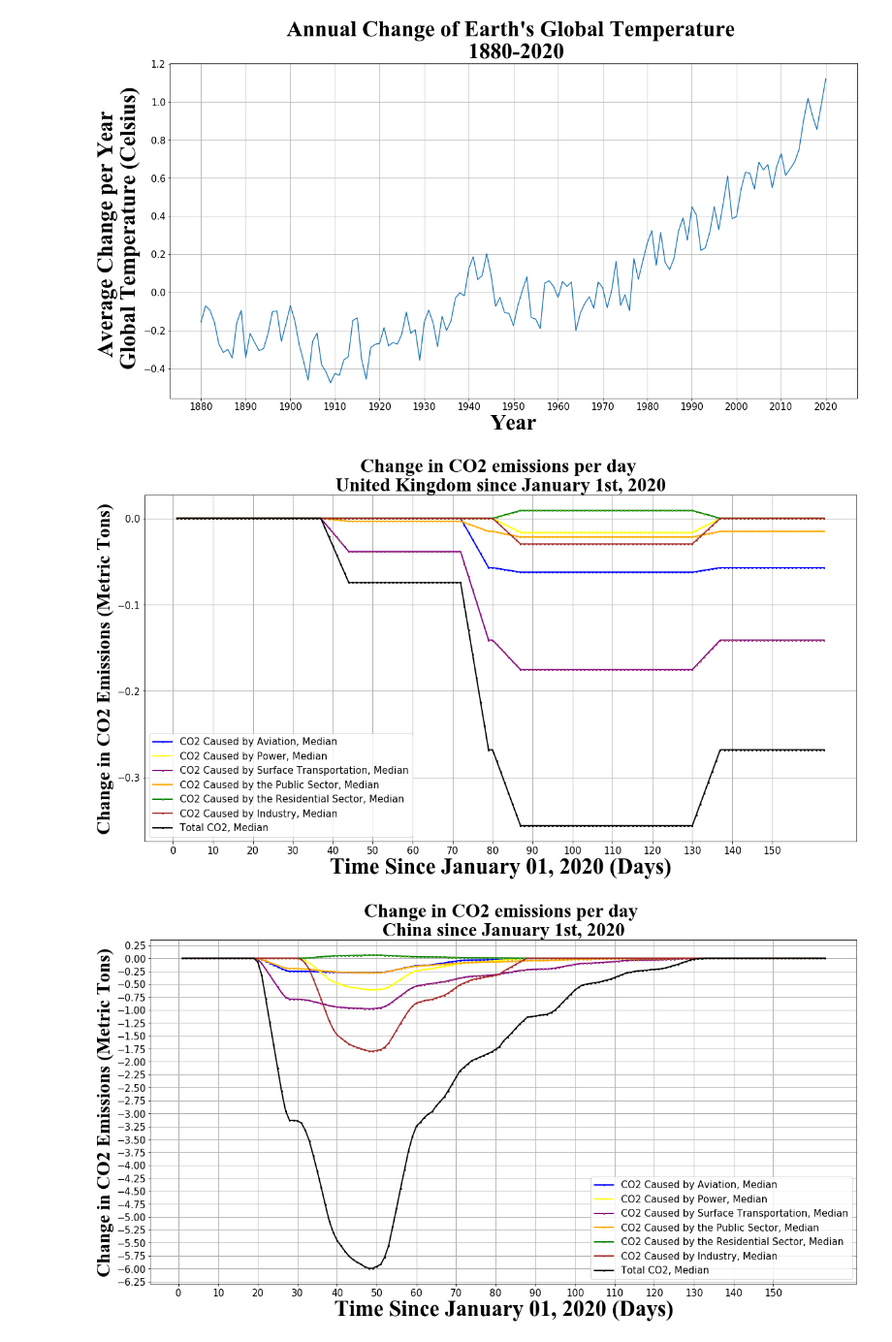
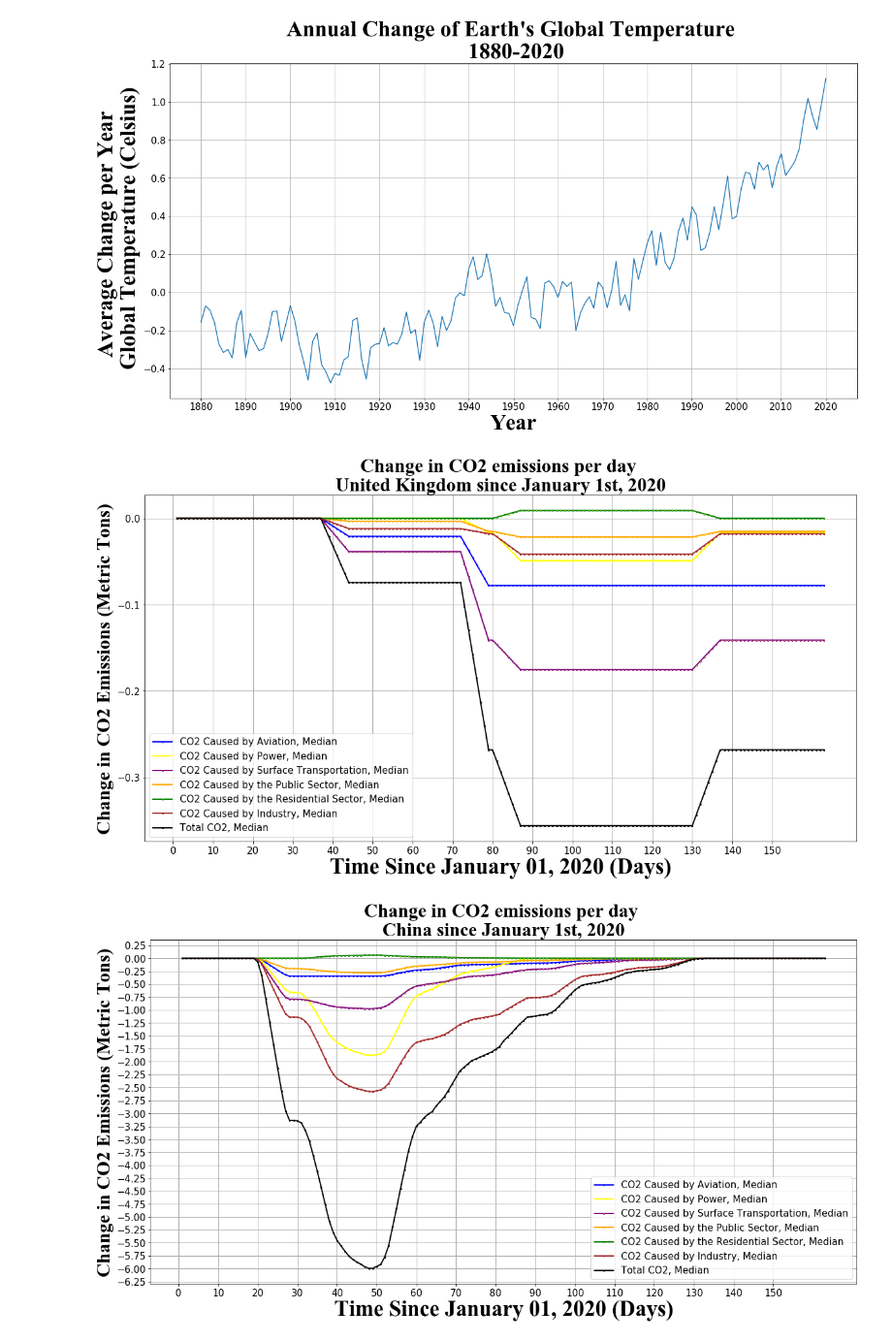
Before and after one commit to UCB-INFO-PYTHON/CO2Emissions, a Jupyter notebook: Untitled.ipynb, the cells around one changed output. Shown at 97% size. Drawn from its saved outputs; the diff is of its cells as text; code cells hidden in the pictures.

Commit message:
new images

```diff
--- a/Untitled.ipynb
+++ b/Untitled.ipynb
@@ -47,16 +47,16 @@ class USAStateGraph:
     def create_graph(self, name = None, code = None):
         State_Name = str(self.name)
         State_Code = str(self.code)
-        self.df = pd.read_excel('PublicData_USA_States_v6 (1) - Updated.xlsx', sheet_name = State_Code, usecols=("D,F,M,T"))
-        self.df.columns = ["Time Since January 1st", "Total CO2, Median", "Total CO2, Low", "Total CO2, High"]
+        self.df = pd.read_excel('PublicData_USA_States_v6 (1) - Updated.xlsx', sheet_name = State_Code, usecols=("D,F,M,T,S, L, H, G"))
+        self.df.columns = ["Time Since January 1st", "Total CO2, Median", ""]
         pd.set_option('display.max_rows', self.df.shape[0] + 1)
         pd.set_option('display.max_columns', self.df.shape[0] + 1)
         plt.title(f"Change in CO2 emissions per day in {State_Name} since January 1st, 2020")
         plt.xlabel("Time Since January 01, 2020 (Days)")
         plt.ylabel("Change in CO2 Emissions (Metric Tons)")
-        plt.plot('Time Since January 1st', 'Total CO2, Low', data=self.df, marker='o', markerfacecolor='red', markersize=2, color='red', linewidth=2, linestyle = 'dashed')
+        #plt.plot('Time Since January 1st', 'Total CO2, Low', data=self.df, marker='o', markerfacecolor='red', markersize=2, color='red', linewidth=2, linestyle = 'dashed')
         plt.plot('Time Since January 1st', 'Total CO2, Median', data=self.df, marker='o', markerfacecolor = 'orange', markersize = 2, color='orange', linewidth=2)
-        plt.plot('Time Since January 1st', 'Total CO2, High', data=self.df, marker='o', markerfacecolor = 'green', markersize = 2, color='green', linewidth=2, linestyle = 'dashed')
+        #plt.plot('Time Since January 1st', 'Total CO2, High', data=self.df, marker='o', markerfacecolor = 'green', markersize = 2, color='green', linewidth=2, linestyle = 'dashed')
         plt.grid()
         plt.show()
     def __str__ (self, name = None):
@@ -99,7 +99,7 @@ class CountryGraph:
         Country_Code = str(self.code)
 
         self.df = pd.read_excel('PublicData_Countries_v6 - Updated.xlsx', sheet_name = Country_Code, usecols=("D,L,S,Z"))
-        self.df.columns = ["Time Since January 1st", 'CO2 Caused by Aviation, Low', 'CO2 Caused by Aviation, Median', 'CO2 Caused by Aviation, High']
+        self.df.columns = ["Time Since January 1st", 'CO2 Caused by Aviation, Median', 'CO2 Caused by Aviation, Low', 'CO2 Caused by Aviation, High']
         pd.set_option('display.max_rows', self.df.shape[0] + 1)
         pd.set_option('display.max_columns', self.df.shape[0] + 1)
 
@@ -119,7 +119,7 @@ class CountryGraph:
         Country_Code = str(self.code)
 
         self.df = pd.read_excel('PublicData_Countries_v6 - Updated.xlsx', sheet_name = Country_Code, usecols=("D,H,O,V"))
-        self.df.columns = ["Time Since January 1st", 'CO2 Caused by Industry, Low', 'CO2 Caused by Industry, Median', 'CO2 Caused by Industry, High']
+        self.df.columns = ["Time Since January 1st", 'CO2 Caused by Industry, Median', 'CO2 Caused by Industry, Low', 'CO2 Caused by Industry, High']
 
         pd.set_option('display.max_rows', self.df.shape[0] + 1)
         pd.set_option('display.max_columns', self.df.shape[0] + 1)
@@ -140,7 +140,7 @@ class CountryGraph:
         Country_Code = str(self.code)
 
         self.df = pd.read_excel('PublicData_Countries_v6 - Updated.xlsx', sheet_name = Country_Code, usecols=("D,G,N,U"))
-        self.df.columns = ["Time Since January 1st", 'CO2 Caused by Power, Low', 'CO2 Caused by Power, Median', 'CO2 Caused by Power, High']
+        self.df.columns = ["Time Since January 1st",  'CO2 Caused by Power, Median', 'CO2 Caused by Power, Low','CO2 Caused by Power, High']
 
         pd.set_option('display.max_rows', self.df.shape[0] + 1)
         pd.set_option('display.max_columns', self.df.shape[0] + 1)
@@ -186,32 +186,32 @@ class CountryGraph:
         self.industry_graph(name, code)
         self.create_total_graph(name, code)
         plt.legend()
         plt.grid(linewidth = 1)
         plt.savefig(f'{self.name} emissions data')
         plt.show()
 
     def __str__ (self, name = None):
         print(self.name)
         print(self.code)
 
 
 ########## DRIVER CODE ##########
 
 UK = CountryGraph("United Kingdom", "GBR")
 CHINA = CountryGraph("China", "CHN")
 #CHINA.all_graphs()
 
 USA = CountryGraph("United States", "USA")
 SPAIN = CountryGraph("Spain", "ESP")
 ITALY = CountryGraph("Italy", "ITA")
 SOUTH_KOREA = CountryGraph("South Korea", "KOR")
 BRAZIL = CountryGraph("Brazil", 'BRA')
 AUSTRALIA = CountryGraph("Australia", "AUS")
 MEXICO = CountryGraph("Mexico", "MEX")
 TURKMENISTAN = CountryGraph("Turkmenistan", "TKM")
 country_list = [UK, CHINA, SPAIN, ITALY, SOUTH_KOREA, BRAZIL, AUSTRALIA, MEXICO, USA, TURKMENISTAN]
 for item in country_list:
     item.all_graphs()
 # %% [output]
-[figure, old version]
+[figure, new version]
-[figure, old version]
+[figure, new version]
```
Also changed, not shown: parts of 1 cell of this notebook, 10 other files.
